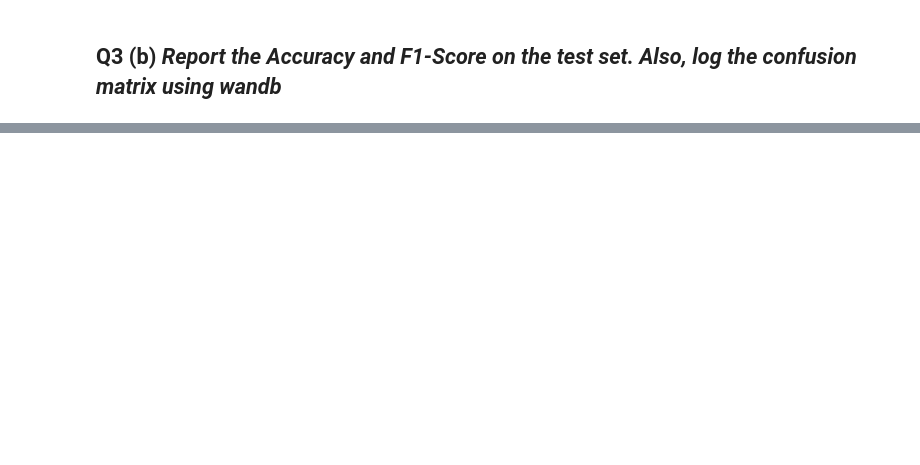
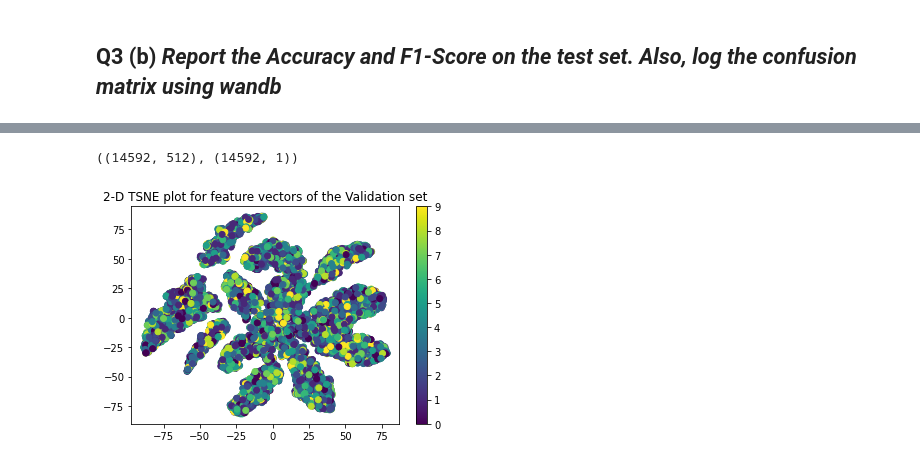
Before and after one commit to devKhush/Computer-Vision-Assignments, a Jupyter notebook: Assignment-1/Q1/Solution.ipynb, the cells around one changed output, grey strips where cells are left out. Cells and saved outputs as stored; diff of their text form; code cells hidden in the pictures; blank space fills up the shorter version.

```diff
--- a/Assignment-1/Q1/Solution.ipynb
+++ b/Assignment-1/Q1/Solution.ipynb
@@ -500,7 +499,7 @@ model.fc = nn.Linear(model.fc.in_features, 10)
 lr = 0.001
 epochs = 5
 criterion = nn.CrossEntropyLoss()
-optimizer = torch.optim.SGD(model.fc.parameters(), lr=lr, momentum=0.9)
+optimizer = optim.Adam(model.parameters(), lr=lr, weight_decay=1e-3)
 # %% [output]
 Downloading: "https://download.pytorch.org/models/resnet18-f37072fd.pth" to /root/.cache/torch/hub/checkpoints/resnet18-f37072fd.pth
 # %%
@@ -632,0 +636,3 @@ Find logs at: ./wandb/run-20230212_190659-shgn4x1g/logs
+# %%
+dataset, dataset_size, batch_size, trainloader, valloader, testloader = getData(batch_size=64)
+print(len(trainloader), len(valloader), len(testloader))
@@ -632,0 +664,7 @@ Find logs at: ./wandb/run-20230212_190659-shgn4x1g/logs
+# %%
+# Load the pre-trained ResNet-18 model
+resnet18model = ResNet18()
+
+# Define the loss function and optimizer
+criterion = nn.CrossEntropyLoss()
+optimizer = optim.Adam(resnet18model.parameters(), lr=0.001, weight_decay=1e-3)
@@ -632,0 +739,27 @@ Find logs at: ./wandb/run-20230212_190659-shgn4x1g/logs
+# %%
+labels_val = []
+
+with torch.no_grad():
+   for i, data in enumerate(valloader, 0):
+        if i == len(valloader)-1: break
+        inputs, labels = data
+        for batch_num in range(len(labels)):
+            labels_val.append([labels[batch_num].numpy()])
+# %%
+np.array(n_dim_feature_vectors_val).shape, np.array(labels_val).shape
+# %% [output]
+((14592, 512), (14592, 1))
+# %%
+from sklearn.manifold import TSNE
+
+# 2-D t-SNE plot of the feature vectors of the validation set
+# tsne = TSNE(n_components=2)
+# tsne_result = tsne.fit_transform(np.array(n_dim_feature_vectors_val))
+
+plt.scatter(tsne_result[:, 0], tsne_result[:, 1], c=np.array(labels_val))
+# plt.scatter(tsne_result[:, 0], tsne_result[:, 1])
+plt.title('2-D TSNE plot for feature vectors of the Validation set')
+plt.colorbar()
+plt.show()
+# %% [output]
+[figure, added]
```
Also changed, not shown: parts of 45 cells of this notebook.
